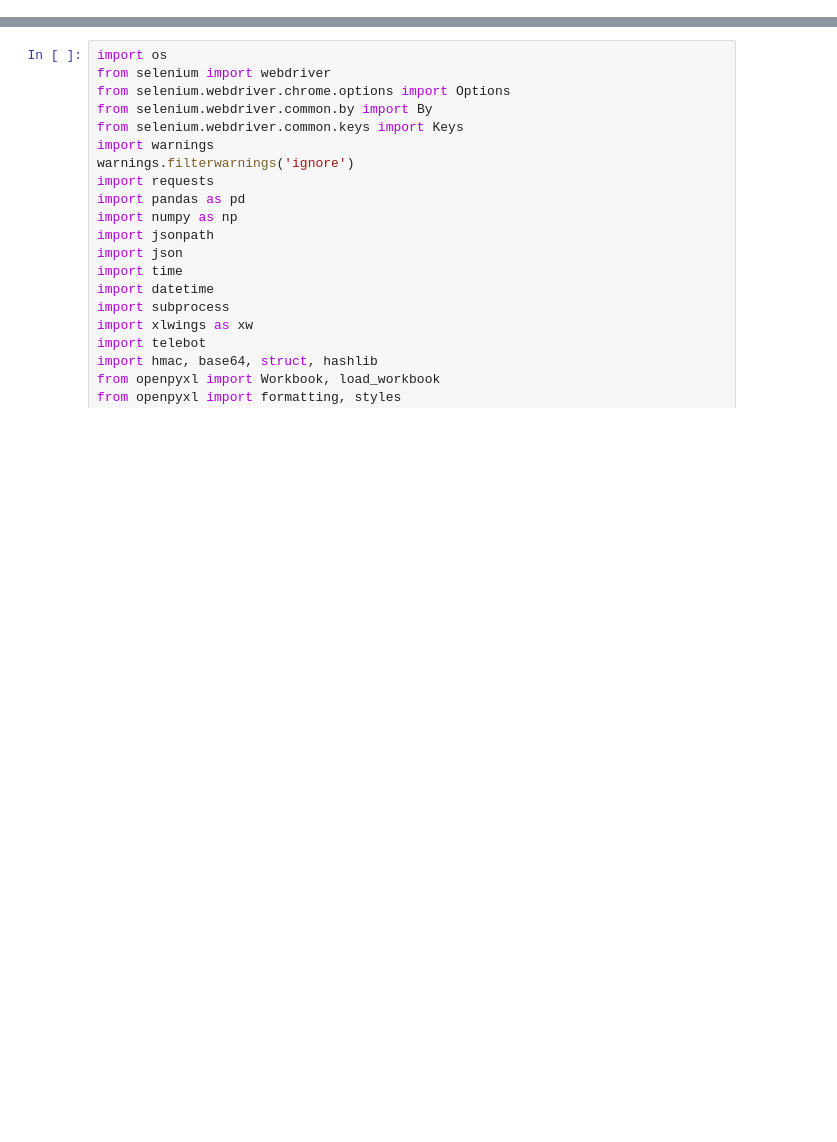
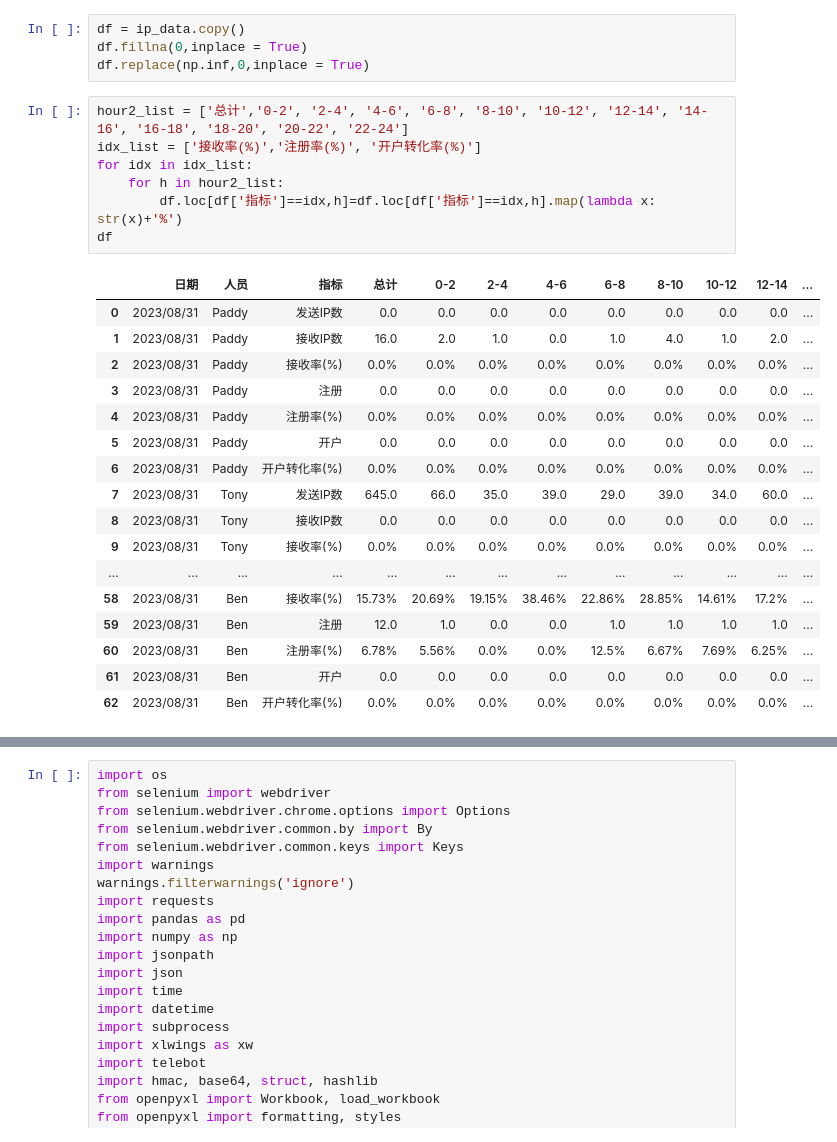
Before and after one commit to Marquis0065/project202308285, a Jupyter notebook: Bsport/TEST_/test1.ipynb, the cells around one changed output, grey strips where cells are left out. Drawn from its saved outputs; the diff is of its cells as text; blank space fills up the shorter version.

```diff
--- a/Bsport/TEST_/test1.ipynb
+++ b/Bsport/TEST_/test1.ipynb
@@ -0,0 +561,29 @@
+# %%
+df = ip_data.copy()
+df.fillna(0,inplace = True)
+df.replace(np.inf,0,inplace = True)
+# %%
+hour2_list = ['总计','0-2', '2-4', '4-6', '6-8', '8-10', '10-12', '12-14', '14-16', '16-18', '18-20', '20-22', '22-24']
+idx_list = ['接收率(%)','注册率(%)', '开户转化率(%)']
+for idx in idx_list:
+    for h in hour2_list:
+        df.loc[df['指标']==idx,h]=df.loc[df['指标']==idx,h].map(lambda x: str(x)+'%')
+df
+# %% [output]
+|  | 日期 | 人员 | 指标 | 总计 | 0-2 | 2-4 | 4-6 | 6-8 | 8-10 | 10-12 | 12-14 | ... |
+| 0 | 2023/08/31 | Paddy | 发送IP数 | 0.0 | 0.0 | 0.0 | 0.0 | 0.0 | 0.0 | 0.0 | 0.0 | ... |
+| 1 | 2023/08/31 | Paddy | 接收IP数 | 16.0 | 2.0 | 1.0 | 0.0 | 1.0 | 4.0 | 1.0 | 2.0 | ... |
+| 2 | 2023/08/31 | Paddy | 接收率(%) | 0.0% | 0.0% | 0.0% | 0.0% | 0.0% | 0.0% | 0.0% | 0.0% | ... |
+| 3 | 2023/08/31 | Paddy | 注册 | 0.0 | 0.0 | 0.0 | 0.0 | 0.0 | 0.0 | 0.0 | 0.0 | ... |
+| 4 | 2023/08/31 | Paddy | 注册率(%) | 0.0% | 0.0% | 0.0% | 0.0% | 0.0% | 0.0% | 0.0% | 0.0% | ... |
+| 5 | 2023/08/31 | Paddy | 开户 | 0.0 | 0.0 | 0.0 | 0.0 | 0.0 | 0.0 | 0.0 | 0.0 | ... |
+| 6 | 2023/08/31 | Paddy | 开户转化率(%) | 0.0% | 0.0% | 0.0% | 0.0% | 0.0% | 0.0% | 0.0% | 0.0% | ... |
+| 7 | 2023/08/31 | Tony | 发送IP数 | 645.0 | 66.0 | 35.0 | 39.0 | 29.0 | 39.0 | 34.0 | 60.0 | ... |
+| 8 | 2023/08/31 | Tony | 接收IP数 | 0.0 | 0.0 | 0.0 | 0.0 | 0.0 | 0.0 | 0.0 | 0.0 | ... |
+| 9 | 2023/08/31 | Tony | 接收率(%) | 0.0% | 0.0% | 0.0% | 0.0% | 0.0% | 0.0% | 0.0% | 0.0% | ... |
+| ... | ... | ... | ... | ... | ... | ... | ... | ... | ... | ... | ... | ... |
+| 58 | 2023/08/31 | Ben | 接收率(%) | 15.73% | 20.69% | 19.15% | 38.46% | 22.86% | 28.85% | 14.61% | 17.2% | ... |
+| 59 | 2023/08/31 | Ben | 注册 | 12.0 | 1.0 | 0.0 | 0.0 | 1.0 | 1.0 | 1.0 | 1.0 | ... |
+| 60 | 2023/08/31 | Ben | 注册率(%) | 6.78% | 5.56% | 0.0% | 0.0% | 12.5% | 6.67% | 7.69% | 6.25% | ... |
+| 61 | 2023/08/31 | Ben | 开户 | 0.0 | 0.0 | 0.0 | 0.0 | 0.0 | 0.0 | 0.0 | 0.0 | ... |
+| 62 | 2023/08/31 | Ben | 开户转化率(%) | 0.0% | 0.0% | 0.0% | 0.0% | 0.0% | 0.0% | 0.0% | 0.0% | ... |
```
Also changed, not shown: parts of 10 cells of this notebook, 8 other files.
